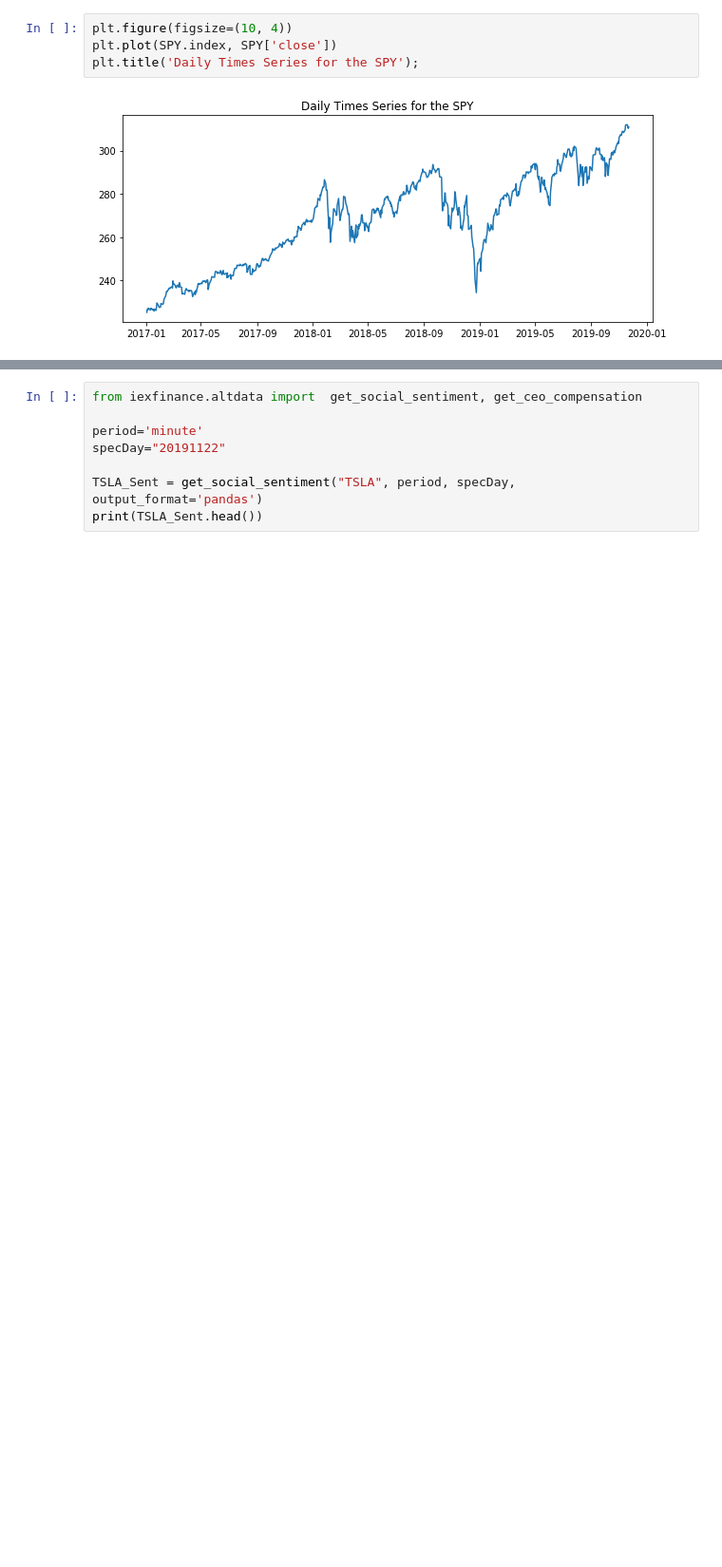
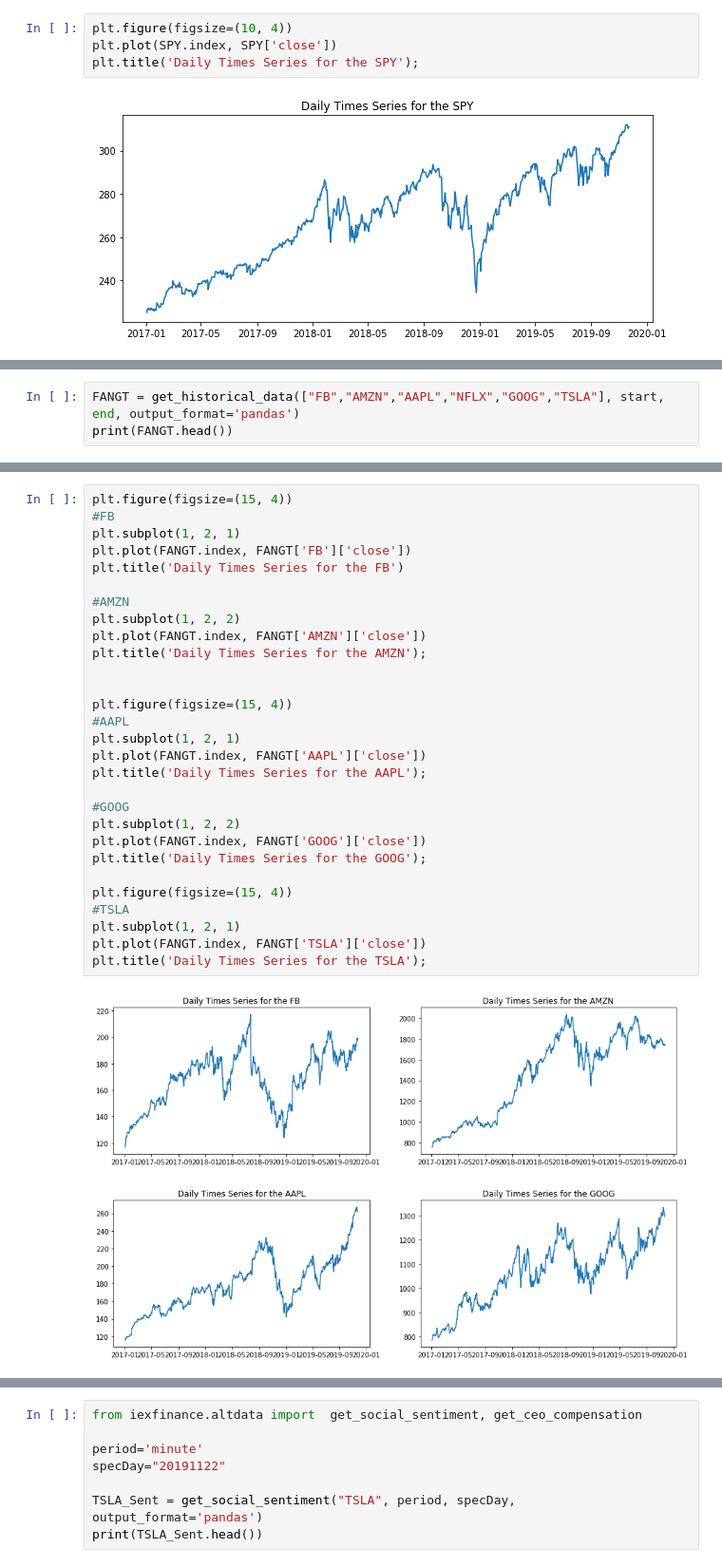
Before and after one commit to bvoisine/corr, a Jupyter notebook: Stock_Sentiment_Corr.ipynb, the cells around one changed output, grey strips where cells are left out. Shown at 95% size. Saved outputs shown, nothing was run; the diff lists cells and outputs as text; blank space fills up the shorter version.

```diff
--- a/Stock_Sentiment_Corr.ipynb
+++ b/Stock_Sentiment_Corr.ipynb
@@ -50,0 +41,3 @@ plt.title('Daily Times Series for the SPY');
+# %%
+FANGT = get_historical_data(["FB","AMZN","AAPL","NFLX","GOOG","TSLA"], start, end, output_format='pandas')
+print(FANGT.head())
@@ -50,0 +62,32 @@ plt.title('Daily Times Series for the SPY');
+# %%
+plt.figure(figsize=(15, 4))
+#FB
+plt.subplot(1, 2, 1)
+plt.plot(FANGT.index, FANGT['FB']['close'])
+plt.title('Daily Times Series for the FB')
+
+#AMZN
+plt.subplot(1, 2, 2)
+plt.plot(FANGT.index, FANGT['AMZN']['close'])
+plt.title('Daily Times Series for the AMZN');
+
+
+plt.figure(figsize=(15, 4))
+#AAPL
+plt.subplot(1, 2, 1)
+plt.plot(FANGT.index, FANGT['AAPL']['close'])
+plt.title('Daily Times Series for the AAPL');
+
+#GOOG
+plt.subplot(1, 2, 2)
+plt.plot(FANGT.index, FANGT['GOOG']['close'])
+plt.title('Daily Times Series for the GOOG');
+
+plt.figure(figsize=(15, 4))
+#TSLA
+plt.subplot(1, 2, 1)
+plt.plot(FANGT.index, FANGT['TSLA']['close'])
+plt.title('Daily Times Series for the TSLA');
+# %% [output]
+[figure, added]
+[figure, added]
```
Also changed, not shown: parts of 23 cells of this notebook.
